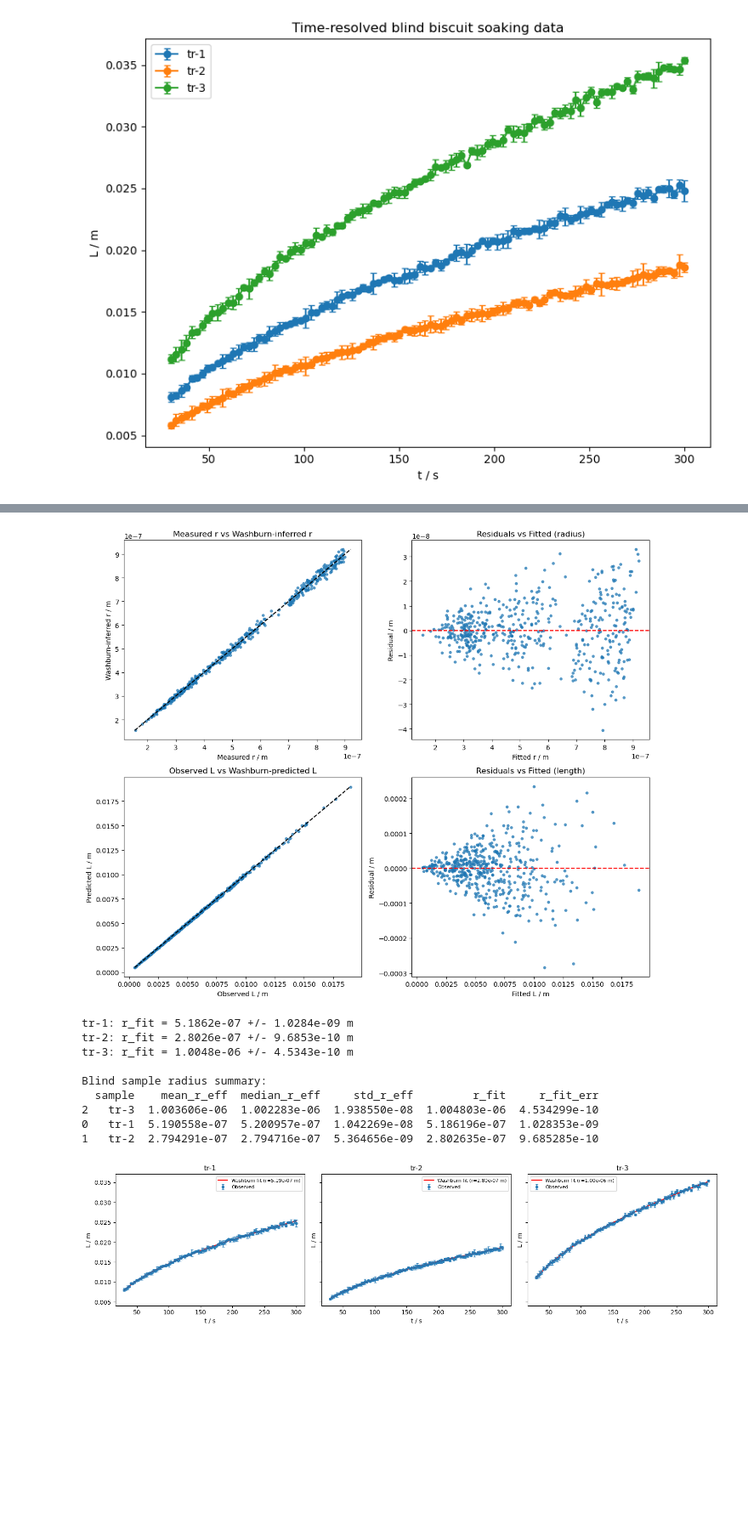
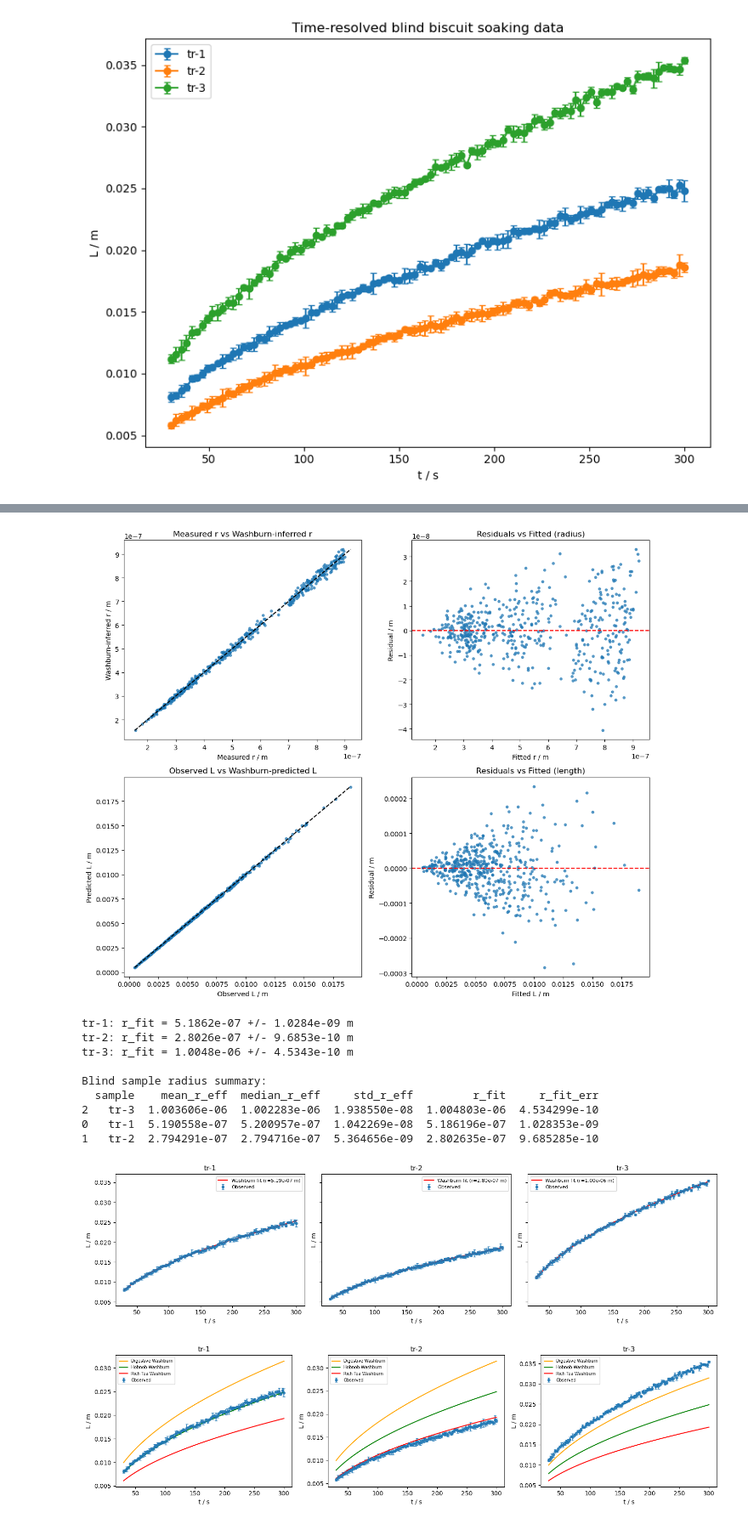
Before and after one commit to nickhardman3/Y4_Biscuit_Dunking, a Jupyter notebook: Assignment2.ipynb, the cells around one changed output, grey strips where cells are left out. Shown at 85% size. Cells and saved outputs as stored; diff of their text form; code cells hidden in the pictures; blank space fills up the shorter version.

```diff
--- a/Assignment2.ipynb
+++ b/Assignment2.ipynb
@@ -328,36 +328,54 @@ for ax, (name, df) in zip(axes, blind_phys.items()):
     ax.legend(fontsize=8)
 plt.tight_layout()
 plt.show()
+
+mean_r_by_biscuit = dunk_phys.groupby("biscuit")["r_eff"].mean() #plot blind data with all three class Washburn curves
+
+fig, axes = plt.subplots(1, 3, figsize=(15, 4))
+colours = {"Digestive": "orange", "Hobnob": "green", "Rich Tea": "red"}
+for ax, (name, df) in zip(axes, blind_phys.items()):
+    ax.errorbar(df["t"], df["L"], yerr=df["dL"], fmt="o", capsize=2, ms=4, alpha=0.8, label="Observed")
+    t_smooth = np.linspace(df["t"].min(), df["t"].max(), 200)
+    for biscuit, colour in colours.items():
+        r_mean = mean_r_by_biscuit[biscuit]
+        ax.plot(t_smooth, washburn_curve(t_smooth, r_mean), color=colour, label=f"{biscuit} Washburn")
+    ax.set_title(name)
+    ax.set_xlabel("t / s")
+    ax.set_ylabel("L / m")
+    ax.legend(fontsize=7)
+plt.tight_layout()
+plt.show()
 # %% [output]
 Dunking data with inferred effective pore radius:
       gamma       phi       eta         L          t    biscuit         r_eff
 0  0.073897  1.333006  0.000999  0.011196  19.362214  Digestive  7.429094e-07
 1  0.080946  1.476758  0.001012  0.005894  11.852589  Digestive  7.803690e-07
 2  0.087408  1.477141  0.000984  0.009249  24.793669  Digestive  8.302559e-07
 3  0.070793  1.502001  0.001002  0.003774  16.292780     Hobnob  3.598074e-07
 4  0.058917  1.548274  0.001004  0.002291  13.662271     Hobnob  5.814437e-07
 
 r_eff outliers outside IQR bounds: 0
 
 Summary of inferred effective pore radius by biscuit:
            count          mean        median           std           min  \
 ... (14 lines left out)
                Digestive         Hobnob       Rich Tea
 Digestive   1.000000e+00  8.799290e-151   0.000000e+00
 Hobnob     8.799290e-151   1.000000e+00  6.228376e-137
 Rich Tea    0.000000e+00  6.228376e-137   1.000000e+00
 [figure]
 Microscopy comparison metrics
 Radius comparison: {'MAE': 8.235688805480634e-09, 'RMSE': 1.094522652440573e-08, 'R2': 0.9974355340071894}
 Length prediction using microscopy radius: {'MAE': 4.636394889666097e-05, 'RMSE': 6.434742175559671e-05, 'R2': 0.9995897989551944}
 [figure]
 tr-1: r_fit = 5.1862e-07 +/- 1.0284e-09 m
 tr-2: r_fit = 2.8026e-07 +/- 9.6853e-10 m
 tr-3: r_fit = 1.0048e-06 +/- 4.5343e-10 m
 
 Blind sample radius summary:
   sample    mean_r_eff  median_r_eff     std_r_eff         r_fit     r_fit_err
 2   tr-3  1.003606e-06  1.002283e-06  1.938550e-08  1.004803e-06  4.534299e-10
 0   tr-1  5.190558e-07  5.200957e-07  1.042269e-08  5.186196e-07  1.028353e-09
 1   tr-2  2.794291e-07  2.794716e-07  5.364656e-09  2.802635e-07  9.685285e-10
 [figure]
+[figure, added]
```
Also changed, not shown: parts of 1 cell of this notebook.
